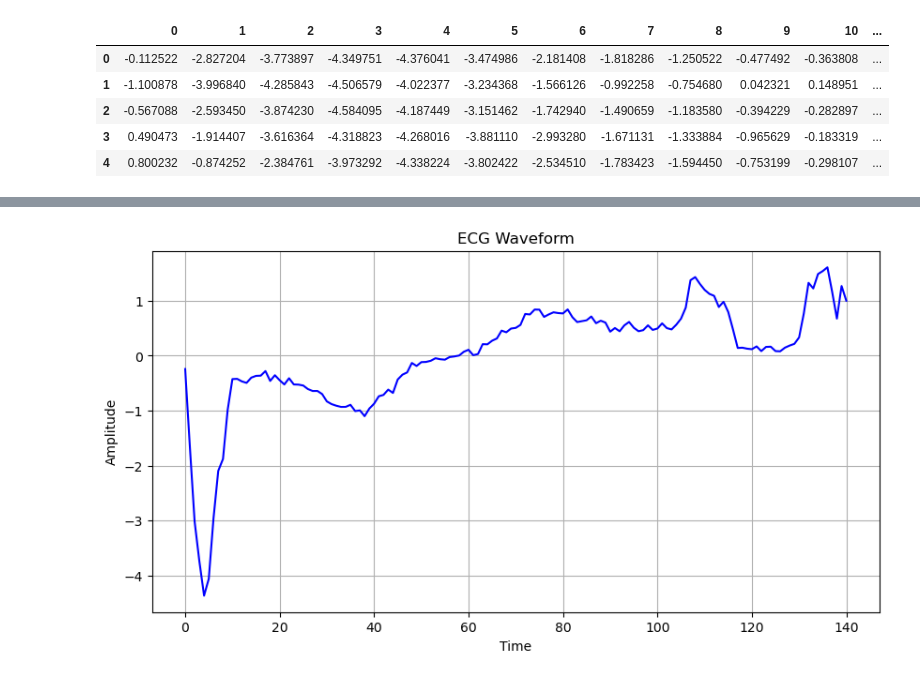
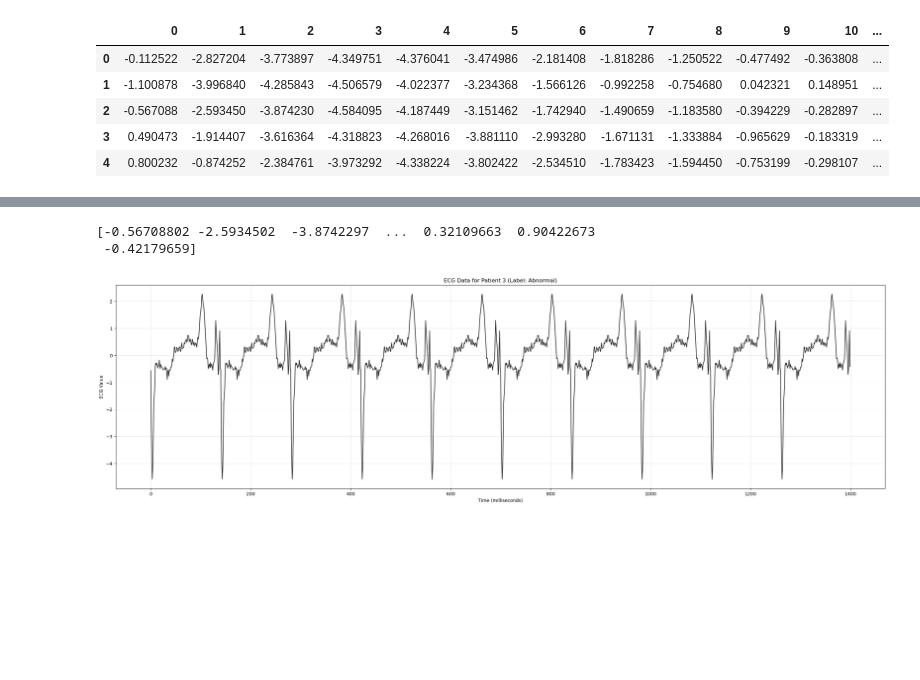
Before and after one commit to ng-anhhtuann/ecg-stroke-prediction, a Jupyter notebook: ecg_process.ipynb, the cells around one changed output, grey strips where cells are left out. Drawn from its saved outputs; the diff is of its cells as text; code cells hidden in the pictures; blank space fills up the shorter version.

Commit message:
[ng-anhhtuann] Analyze ECG dataset from an patient of the core

```diff
--- a/ecg_process.ipynb
+++ b/ecg_process.ipynb
@@ -89,18 +35,30 @@ plt.show()
 # %%
-# Chọn hàng đầu tiên hoặc hàng bất kỳ từ dữ liệu
-row_index = 1000  # Thay đổi chỉ số này để chọn hàng khác
-selected_row = data.iloc[row_index, :]
+data = pd.read_csv('ecg.csv', header=None)
+# Extract ECG data points from columns 0 to 139
+ecg_data = data.iloc[:, :140]
 
-# Tạo mảng thời gian tương ứng với mỗi điểm dữ liệu
-time = range(len(selected_row))
+# Extract the label column
+labels = data.iloc[:, 140]
 
-# Vẽ biểu đồ waveform của hàng được chọn từ dữ liệu ECG
-plt.figure(figsize=(10, 5))
-plt.plot(time, selected_row, color='blue')
-plt.title('ECG Waveform')
-plt.xlabel('Time')
-plt.ylabel('Amplitude')
-plt.grid(True)
+# Plot ECG data for the first patient (you can modify this part to plot for any patient)
+patient_index = 2
+ecg_values = ecg_data.iloc[patient_index]
+ecg_array = ecg_values.values
+ecg_array = np.tile(ecg_array, 358)
+print(ecg_array)
+# Concatenate the series vertically 10 times
+a = pd.concat([ecg_values] * 10, ignore_index=True)
+
+label = labels.iloc[patient_index]
+
+plt.figure(figsize=(30, 8))
+plt.plot(a, alpha=0.8, c='black')
+plt.grid(alpha=0.3, axis='both')  # Set grid lines to be transparent
+plt.title(f'ECG Data for Patient {patient_index + 1} (Label: {"Normal" if label == 0 else "Abnormal"})')
+plt.xlabel('Time (milliseconds)')
+plt.ylabel('ECG Value')
 plt.show()
 # %% [output]
+[-0.56708802 -2.5934502  -3.8742297  ...  0.32109663  0.90422673
+ -0.42179659]
-[figure, old version]
+[figure, new version]
```
Also changed, not shown: parts of 5 cells of this notebook.
